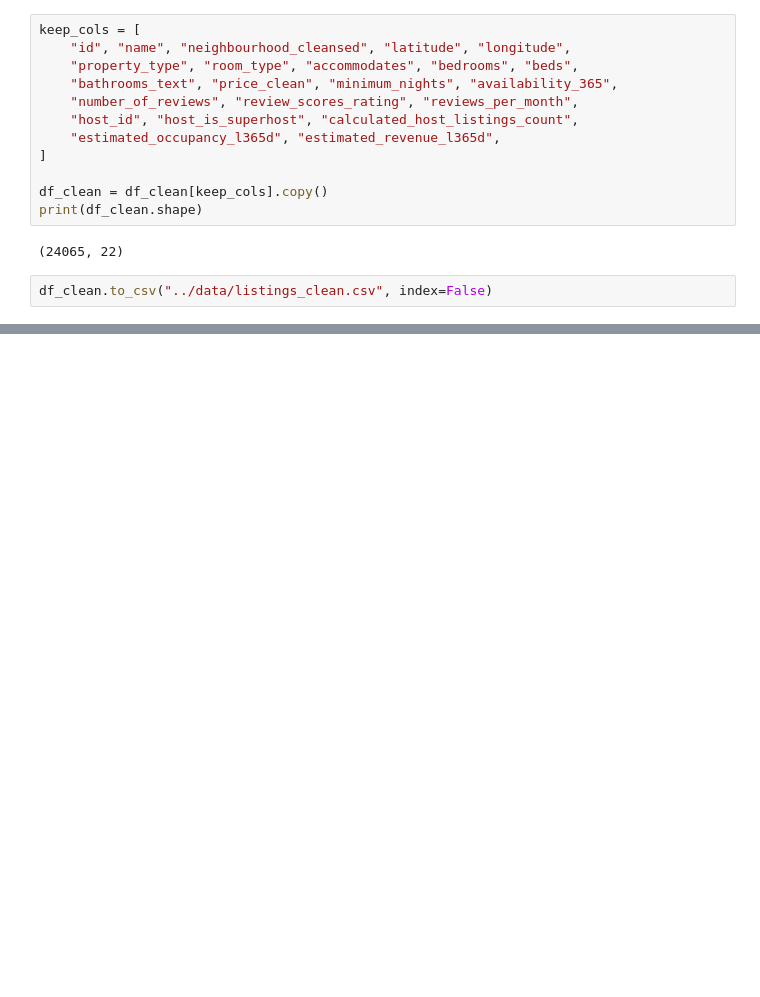
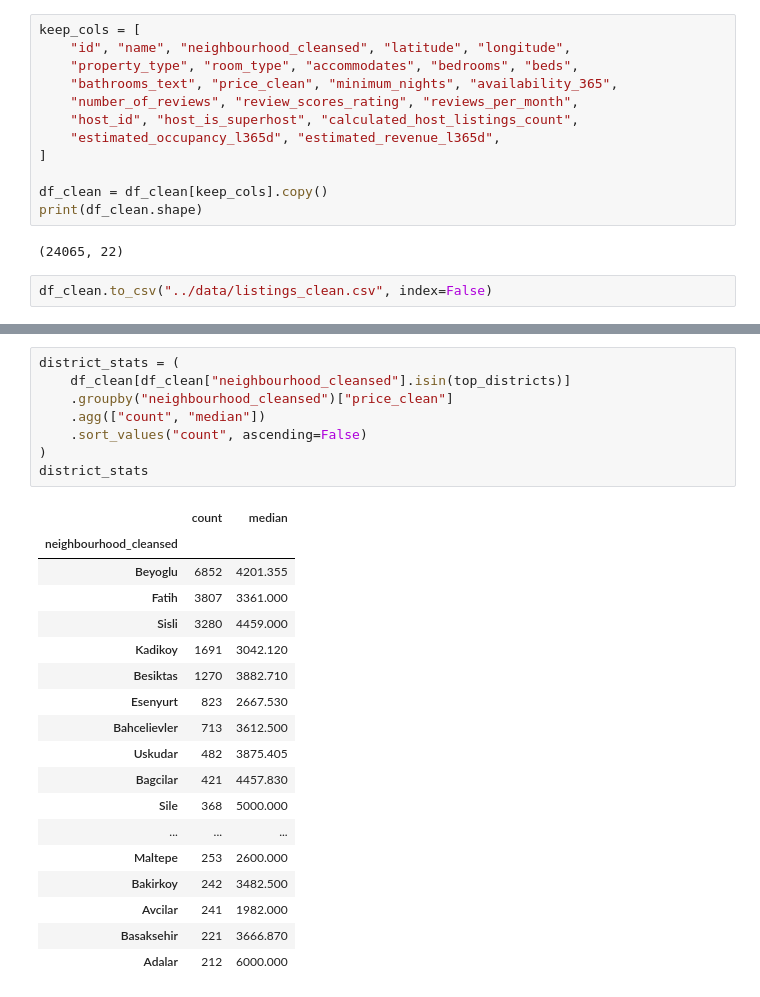
Before and after one commit to mustafaemreyavuz1/istanbul-airbnb-analysis, a Jupyter notebook: notebooks/01_cleaning.ipynb, the cells around one changed output, grey strips where cells are left out. Cells and saved outputs as stored; diff of their text form; blank space fills up the shorter version.

```diff
--- a/notebooks/01_cleaning.ipynb
+++ b/notebooks/01_cleaning.ipynb
@@ -141,0 +159,27 @@ Matplotlib is building the font cache; this may take a moment.
+# %%
+district_stats = (
+    df_clean[df_clean["neighbourhood_cleansed"].isin(top_districts)]
+    .groupby("neighbourhood_cleansed")["price_clean"]
+    .agg(["count", "median"])
+    .sort_values("count", ascending=False)
+)
+district_stats
+# %% [output]
+|  | count | median |
+| neighbourhood_cleansed |  |  |
+| Beyoglu | 6852 | 4201.355 |
+| Fatih | 3807 | 3361.000 |
+| Sisli | 3280 | 4459.000 |
+| Kadikoy | 1691 | 3042.120 |
+| Besiktas | 1270 | 3882.710 |
+| Esenyurt | 823 | 2667.530 |
+| Bahcelievler | 713 | 3612.500 |
+| Uskudar | 482 | 3875.405 |
+| Bagcilar | 421 | 4457.830 |
+| Sile | 368 | 5000.000 |
+| ... | ... | ... |
+| Maltepe | 253 | 2600.000 |
+| Bakirkoy | 242 | 3482.500 |
+| Avcilar | 241 | 1982.000 |
+| Basaksehir | 221 | 3666.870 |
+| Adalar | 212 | 6000.000 |
```
Also changed, not shown: parts of 6 cells of this notebook, 1 other file.
